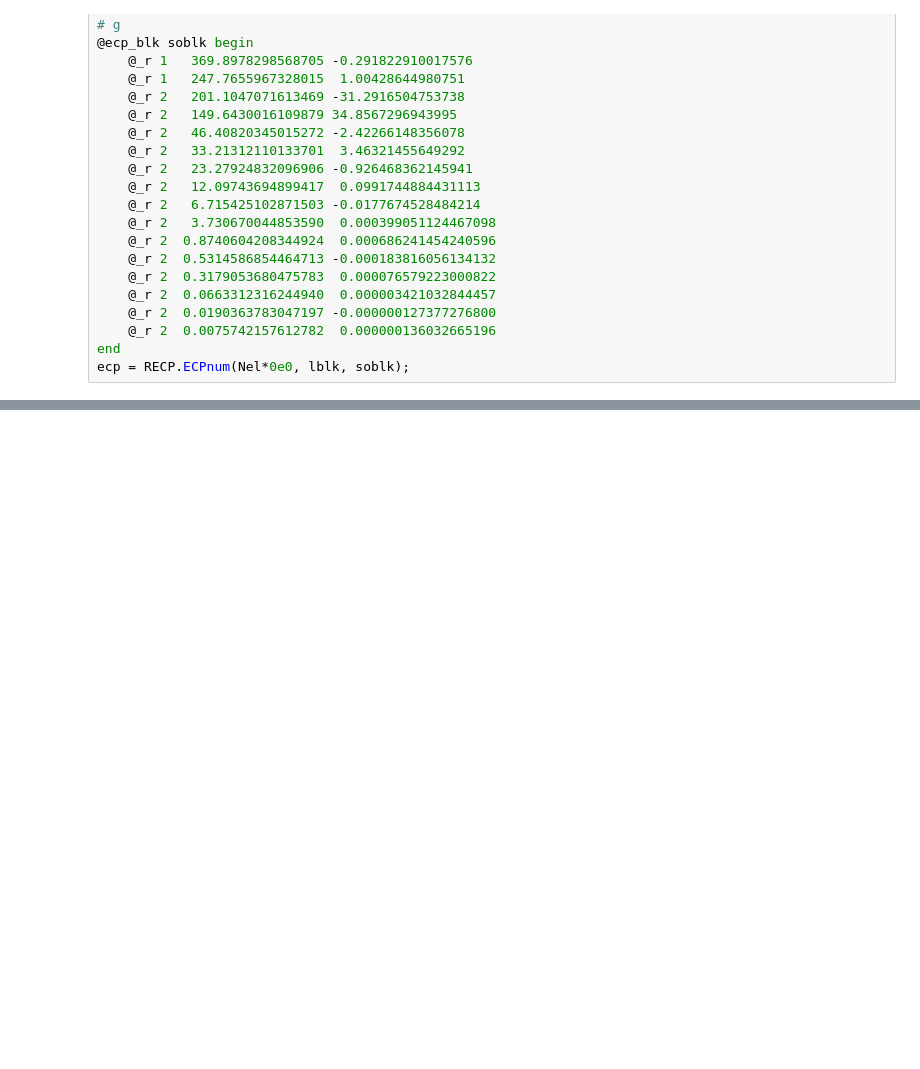
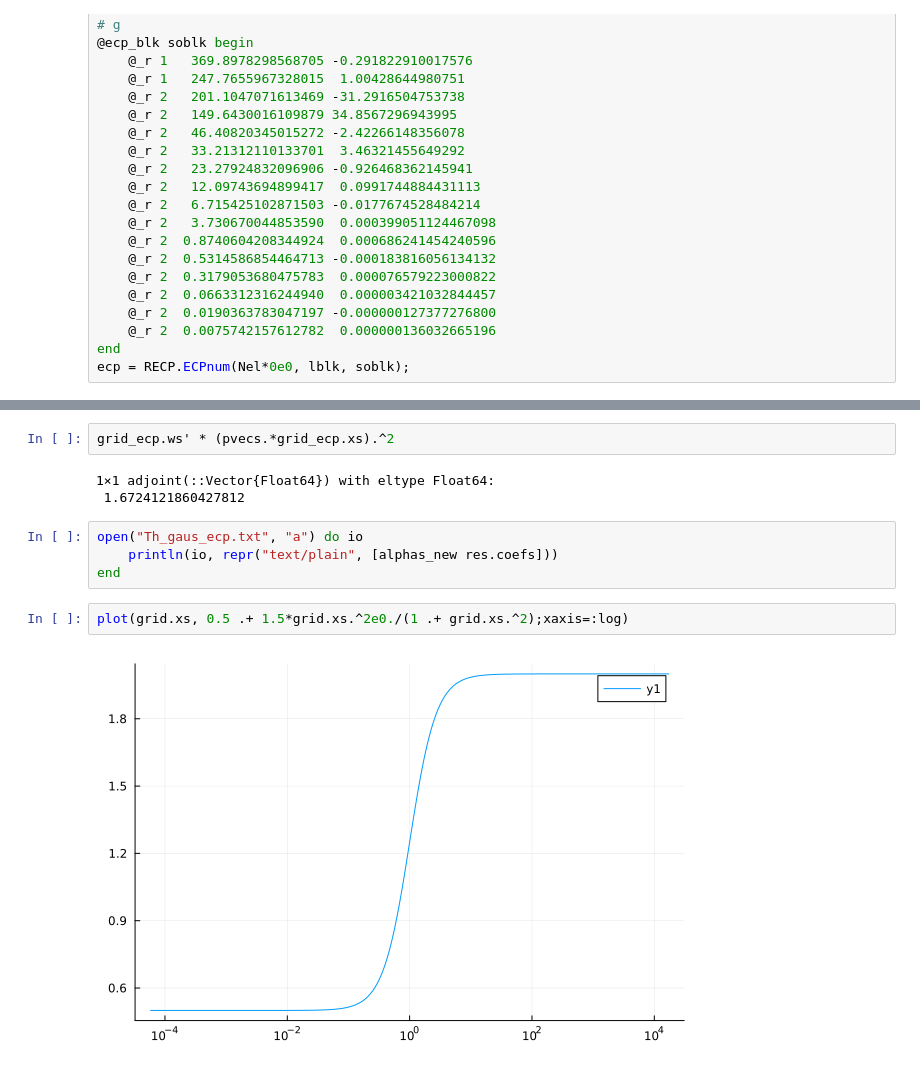
Before and after one commit to jeral2007/hfd_julia, a Jupyter notebook: thorium.ipynb, the cells around one changed output, grey strips where cells are left out. Drawn from its saved outputs; the diff is of its cells as text; blank space fills up the shorter version.

```diff
--- a/thorium.ipynb
+++ b/thorium.ipynb
@@ -260,0 +558,13 @@ end
+# %%
+grid_ecp.ws' * (pvecs.*grid_ecp.xs).^2
+# %% [output]
+1×1 adjoint(::Vector{Float64}) with eltype Float64:
+ 1.6724121860427812
+# %%
+open("Th_gaus_ecp.txt", "a") do io
+    println(io, repr("text/plain", [alphas_new res.coefs]))
+end
+# %%
+plot(grid.xs, 0.5 .+ 1.5*grid.xs.^2e0./(1 .+ grid.xs.^2);xaxis=:log)
+# %% [output]
+[figure, added]
```
Also changed, not shown: parts of 22 cells of this notebook, 6 other files.
